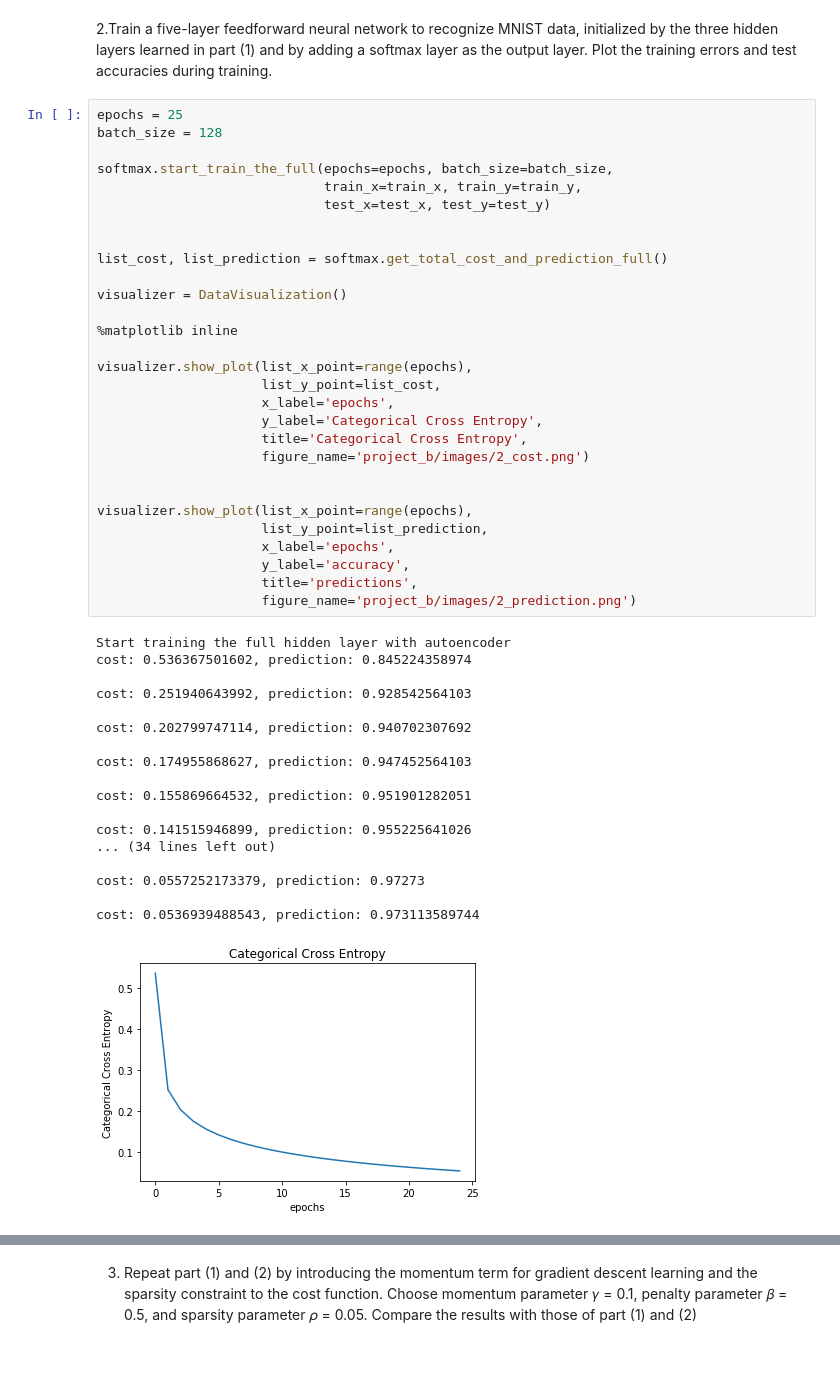
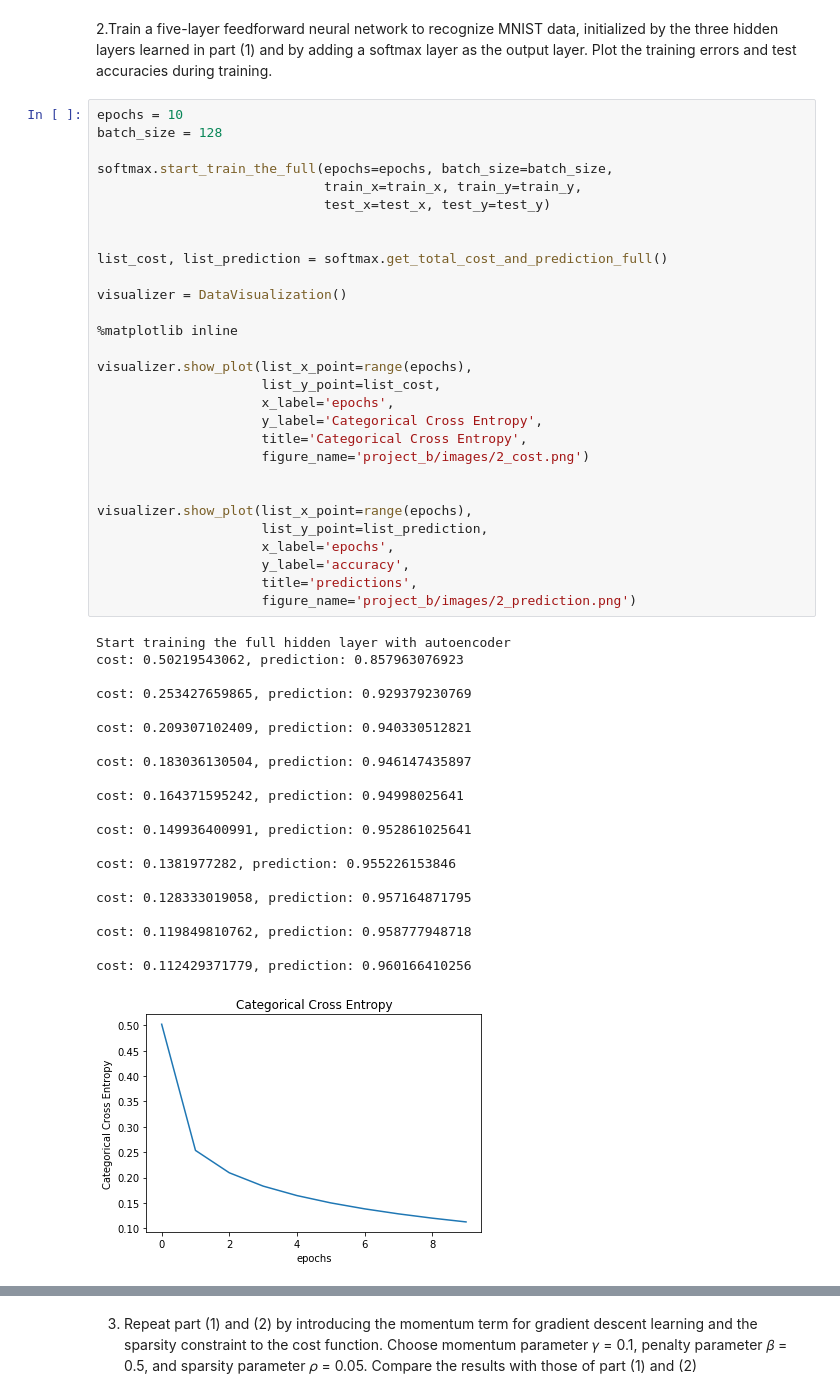
Before and after one commit to edwardsujono/neural_network_deep_cnn_autoencoder, a Jupyter notebook: Auto Encoder.ipynb, the cells around one changed output, grey strips where cells are left out. Saved outputs shown, nothing was run; the diff lists cells and outputs as text; blank space fills up the shorter version.

```diff
--- a/Auto Encoder.ipynb
+++ b/Auto Encoder.ipynb
@@ -684,7 +590,7 @@ Finish Plotting
 hidden layers learned in part (1) and by adding a softmax layer as the output layer. Plot the
 training errors and test accuracies during training.
 # %%
-epochs = 25
+epochs = 10
 batch_size = 128
 
 softmax.start_train_the_full(epochs=epochs, batch_size=batch_size,
@@ -694,40 +600,43 @@ softmax.start_train_the_full(epochs=epochs, batch_size=batch_size,
 
 list_cost, list_prediction = softmax.get_total_cost_and_prediction_full()
 
 visualizer = DataVisualization()
 
 %matplotlib inline
 
 visualizer.show_plot(list_x_point=range(epochs),
                      list_y_point=list_cost,
                      x_label='epochs',
                      y_label='Categorical Cross Entropy',
                      title='Categorical Cross Entropy',
                      figure_name='project_b/images/2_cost.png')
 
 
 visualizer.show_plot(list_x_point=range(epochs),
                      list_y_point=list_prediction,
                      x_label='epochs',
                      y_label='accuracy',
                      title='predictions',
                      figure_name='project_b/images/2_prediction.png')
 # %% [output]
 Start training the full hidden layer with autoencoder
-cost: 0.536367501602, prediction: 0.845224358974
+cost: 0.50219543062, prediction: 0.857963076923
 
-cost: 0.251940643992, prediction: 0.928542564103
+cost: 0.253427659865, prediction: 0.929379230769
 
-cost: 0.202799747114, prediction: 0.940702307692
+cost: 0.209307102409, prediction: 0.940330512821
 
-cost: 0.174955868627, prediction: 0.947452564103
+cost: 0.183036130504, prediction: 0.946147435897
 
-cost: 0.155869664532, prediction: 0.951901282051
+cost: 0.164371595242, prediction: 0.94998025641
 
-cost: 0.141515946899, prediction: 0.955225641026
-... (34 lines left out)
+cost: 0.149936400991, prediction: 0.952861025641
 
-cost: 0.0557252173379, prediction: 0.97273
+cost: 0.1381977282, prediction: 0.955226153846
 
-cost: 0.0536939488543, prediction: 0.973113589744
+cost: 0.128333019058, prediction: 0.957164871795
+
+cost: 0.119849810762, prediction: 0.958777948718
+
+cost: 0.112429371779, prediction: 0.960166410256
-[figure, old version]
+[figure, new version]
```
Also changed, not shown: parts of 16 cells of this notebook.
